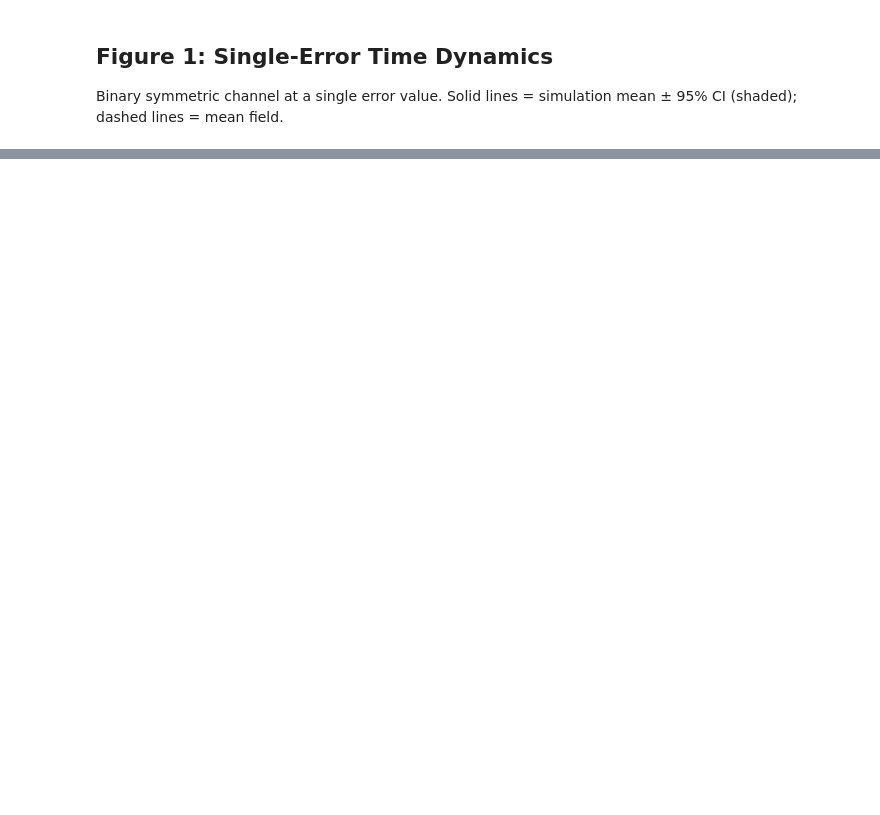
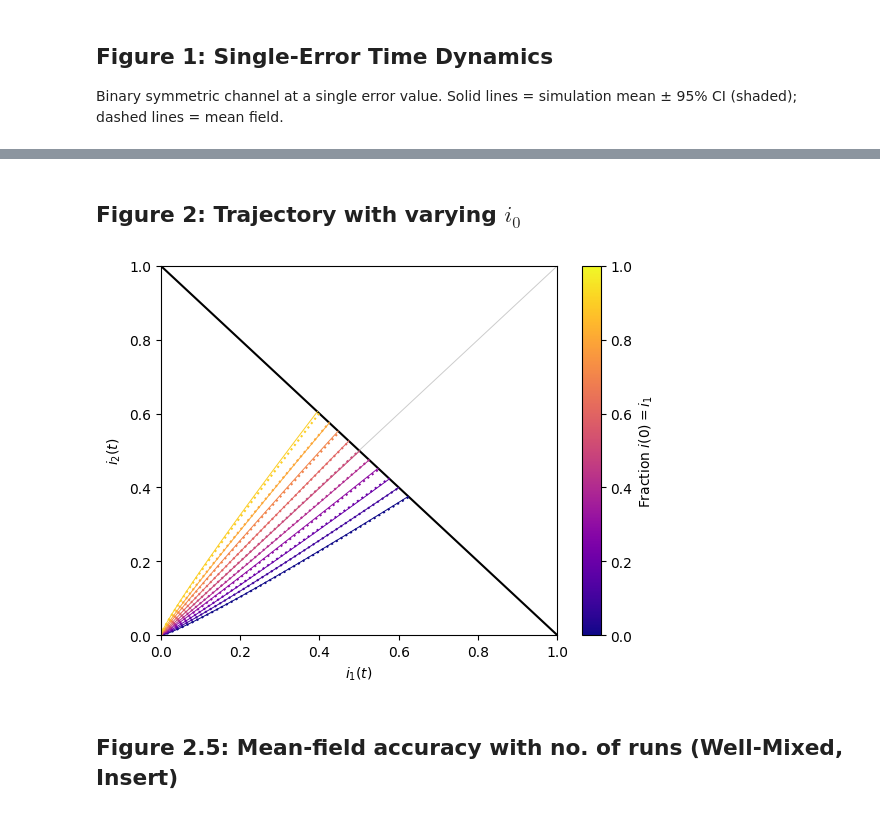
Before and after one commit to sagarkumar16/modeling-info-spread, a Jupyter notebook: notebooks/14-sk-paper-figures.ipynb, the cells around one changed output, grey strips where cells are left out. Saved outputs shown, nothing was run; the diff lists cells and outputs as text; code cells hidden in the pictures; blank space fills up the shorter version.

```diff
--- a/notebooks/14-sk-paper-figures.ipynb
+++ b/notebooks/14-sk-paper-figures.ipynb
@@ -109,0 +233,72 @@ plt.show()
+# %% [markdown]
+## Figure 2: Trajectory with varying $i_0$
+# %%
+fig, axs = plt.subplots()
+
+colormap = plt.cm.plasma # set colormap
+
+i0 = 10
+epsilon = 0.1
+channel = single_flip_channel(1, epsilon)   # 2x2 binary symmetric
+num_runs = 1000
+N = 10000
+beta = 0.05
+k = 4
+max_time = 80
+
+
+# Surface
+plt.plot([x for x in np.linspace(0, 1, 100)], [1 - x for x in np.linspace(0,1,100)], 'k')
+
+# Halfway Line
+plt.plot([x for x in np.linspace(0, 1, 100)], [x for x in np.linspace(0,1,100)], 'grey', alpha=0.4, linewidth=0.7)
+
+for i in range(i0):
+
+    i01 = i0 - i
+    i02 = i
+
+
+    i0_initial_state = np.array([i01,i02])
+
+    # Simulation
+    i0_sim = simulate(num_runs=num_runs,
+                      channel=channel,
+                      N=N,
+                      initial_state=i0_initial_state,
+                      beta=beta,
+                      k=k,
+                      max_time=max_time
+                     )
+
+    i0_mean_field = well_mixed_mean_field(channel=channel,
+                                          N=N,
+                                          initial_state=i0_initial_state/N,
+                                          beta=beta,
+                                          k=k,
+                                          max_time=max_time,
+                                          common_time=i0_sim[0][0]
+                                         )
+
+
+    plt.plot(i0_mean_field[1][:, 0], i0_mean_field[1][:, 1], linestyle='dotted', color=colormap(i/i0))
+    plt.plot(i0_sim[0][1][:, 0], i0_sim[0][1][:, 1], color=colormap(i/i0), linewidth=0.7)
+
+
+plt.ylim(0,1)
+plt.xlim(0,1)
+
+plt.ylabel(r'$i_2(t)$')
+plt.xlabel(r'$i_1(t)$')
+
+
+# setup the colorbar
+normalize = mcolors.Normalize(vmin=0, vmax=1)
+scalarmappaple = plt.cm.ScalarMappable(norm=normalize, cmap=colormap)
+scalarmappaple.set_array([i/100 for i in range(100)])
+plt.colorbar(scalarmappaple, ax=axs, label=r'Fraction $i(0) = i_1$')
+#plt.savefig('/home/sagar/modeling-info-spread/reports/figures/PRE_figs/varying_i0.pdf')
+# %% [output]
+[figure, added]
+# %% [markdown]
+## Figure 2.5: Mean-field accuracy with no. of runs (Well-Mixed, Insert)
```
Also changed, not shown: parts of 23 cells of this notebook, 7 other files.
